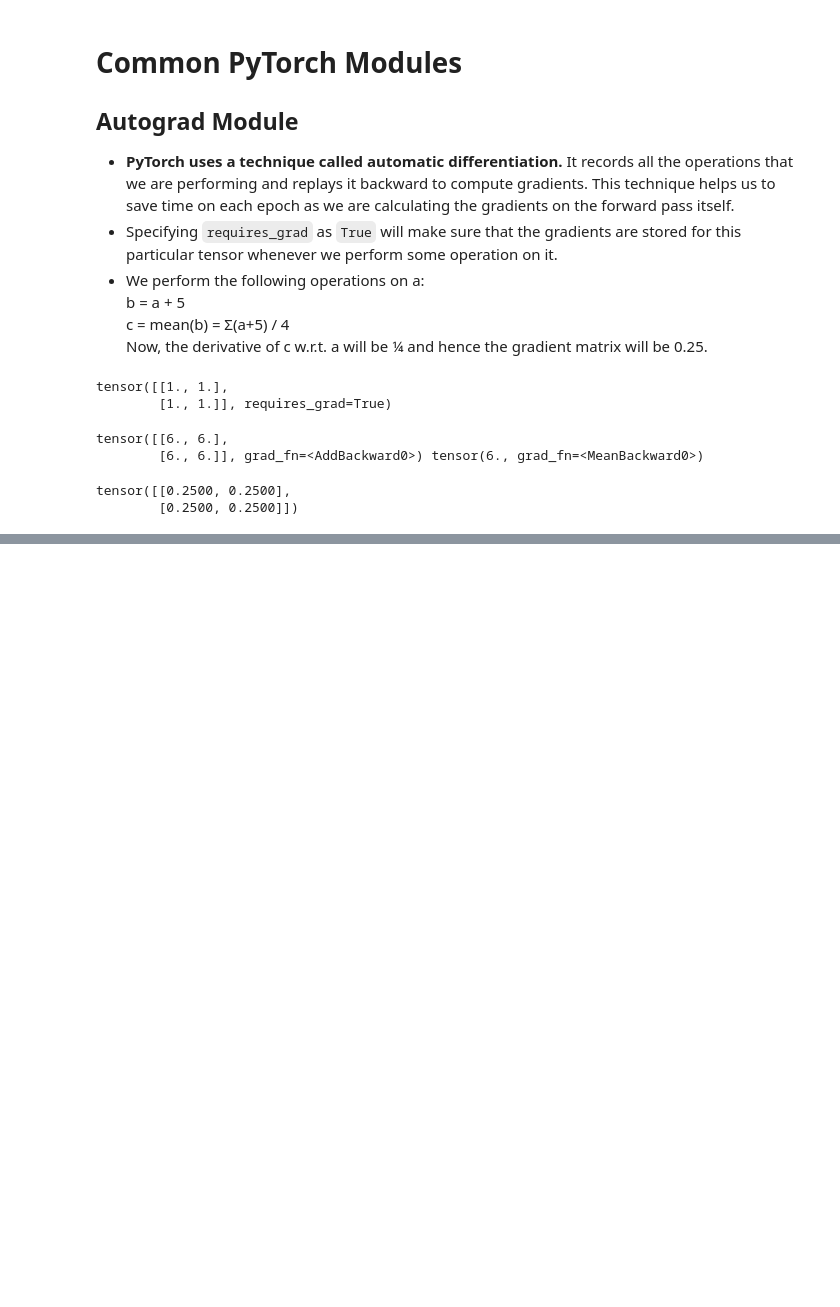
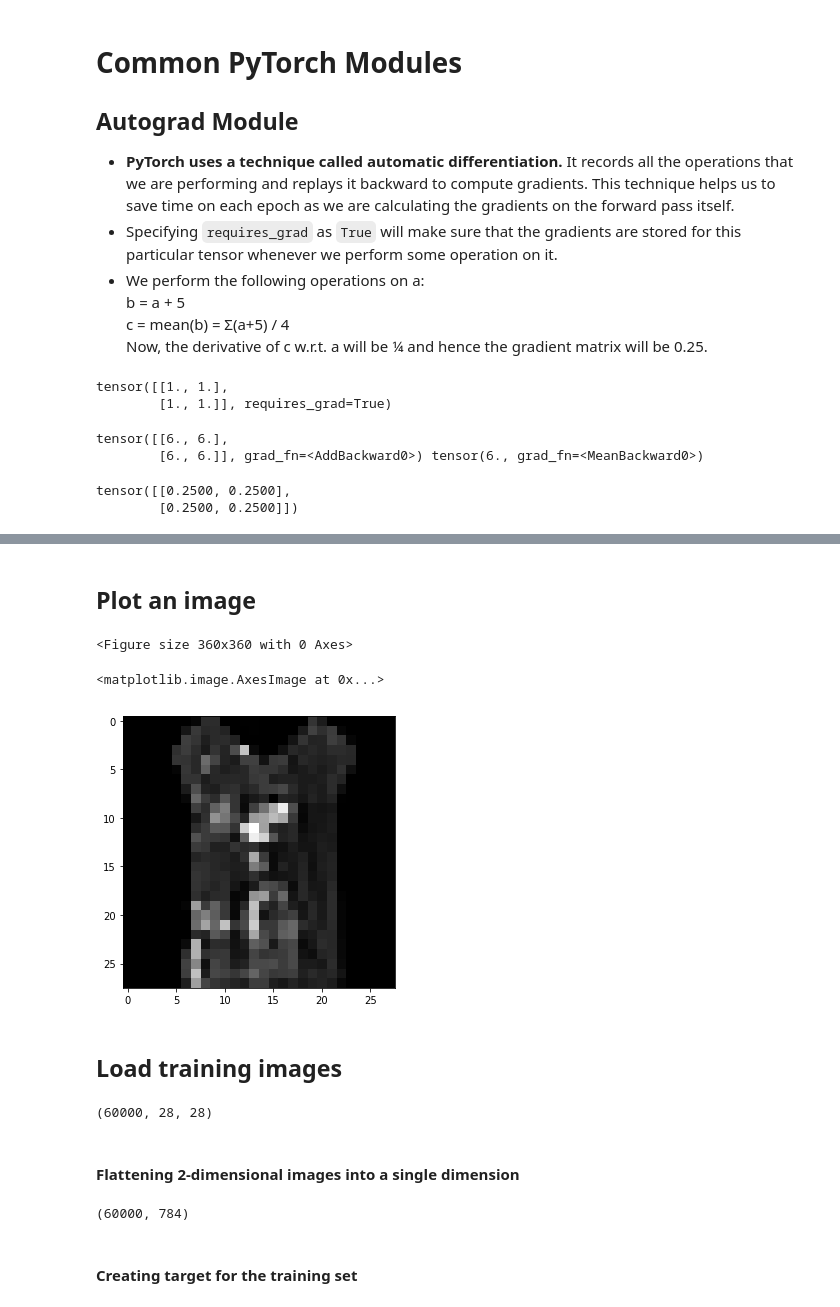
Before and after one commit to Shahid1993/pytorch-notebooks, a Jupyter notebook: 00_PyTorch_Basics.ipynb, the cells around one changed output, grey strips where cells are left out. Saved outputs shown, nothing was run; the diff lists cells and outputs as text; code cells hidden in the pictures; blank space fills up the shorter version.

Commit message:
Neural_Net from Scratch & Image Classifier

```diff
--- a/00_PyTorch_Basics.ipynb
+++ b/00_PyTorch_Basics.ipynb
@@ -202,0 +361,4 @@ tensor([[0.2500, 0.2500],
+# %%
+# random number generator
+seed = 128
+rng = np.random.RandomState(seed)
@@ -202,0 +378,8 @@ tensor([[0.2500, 0.2500],
+# %%
+# loading dataset
+train = pd.read_csv("../Datasets/Identify the Apparels - AnalyticsVidhya/train_LbELtWX/train.csv")
+test = pd.read_csv("../Datasets/Identify the Apparels - AnalyticsVidhya/test_ScVgIM0/test.csv")
+
+sample_submission = pd.read_csv("../Datasets/Identify the Apparels - AnalyticsVidhya/sample_submission_I5njJSF.csv")
+
+train.head()
@@ -202,0 +393,46 @@ tensor([[0.2500, 0.2500],
+# %% [markdown]
+## Plot an image
+# %%
+# print an image
+img_name = rng.choice(train['id'])
+
+filepath = '../Datasets/Identify the Apparels - AnalyticsVidhya/train_LbELtWX/train/' + str(img_name) + '.png'
+
+img = imread(filepath, as_gray = True)
+img = img.astype('float32')
+
+plt.figure(figsize = (5,5))
+plt.imshow(img, cmap='gray')
+# %% [output]
+<Figure size 360x360 with 0 Axes>
+<matplotlib.image.AxesImage at 0x...>
+[figure, added]
+# %% [markdown]
+## Load training images
+# %%
+# load training images
+train_img = []
+
+for img_name in train['id']:
+    img_path = '../Datasets/Identify the Apparels - AnalyticsVidhya/train_LbELtWX/train/' + str(img_name) + '.png'
+
+    img = imread(img_path, as_gray = True)
+    img = img.astype('float32')
+
+    train_img.append(img)
+
+train_x = np.array(train_img)
+train_x.shape
+# %% [output]
+(60000, 28, 28)
+# %% [markdown]
+#### Flattening 2-dimensional images into a single dimension
+# %%
+train_x = train_x / train_x.max()
+train_x = train_x.reshape(-1, 28 * 28).astype('float32')
+
+train_x.shape
+# %% [output]
+(60000, 784)
+# %% [markdown]
+#### Creating target for the training set
```
Also changed, not shown: parts of 45 cells of this notebook.
